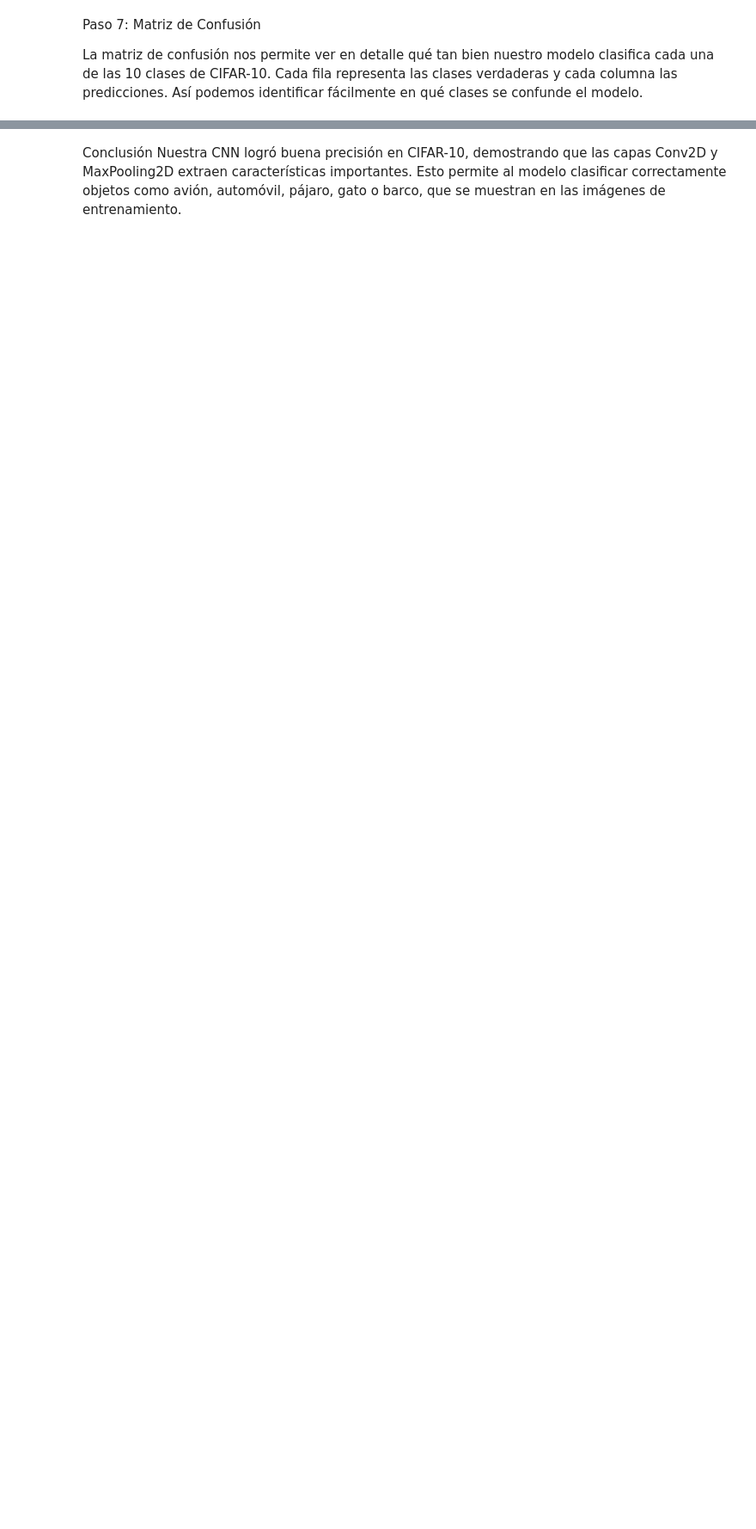
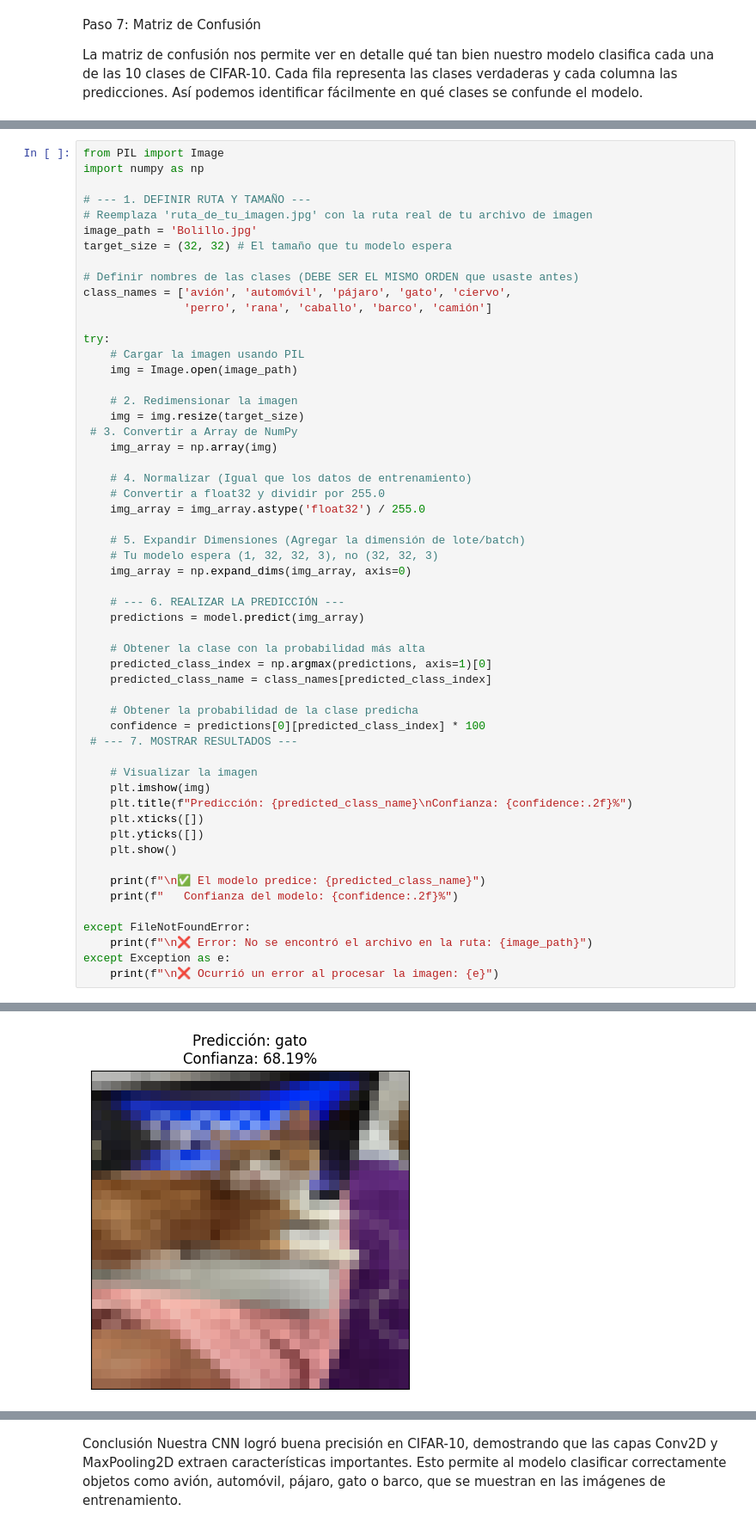
Before and after one commit to diancastroherrera-dot/Red-convolucional-, a Jupyter notebook: Redes_Neuronales_Convolucionales.ipynb, the cells around one changed output, grey strips where cells are left out. Shown at 86% size. Saved outputs shown, nothing was run; the diff lists cells and outputs as text; blank space fills up the shorter version.

```diff
--- a/Redes_Neuronales_Convolucionales.ipynb
+++ b/Redes_Neuronales_Convolucionales.ipynb
@@ -287,0 +289,56 @@ Text(0.5, 1.0, 'Matriz de Confusión - CIFAR-10')
+# %%
+from PIL import Image
+import numpy as np
+
+# --- 1. DEFINIR RUTA Y TAMAÑO ---
+# Reemplaza 'ruta_de_tu_imagen.jpg' con la ruta real de tu archivo de imagen
+image_path = 'Bolillo.jpg'
+target_size = (32, 32) # El tamaño que tu modelo espera
+
+# Definir nombres de las clases (DEBE SER EL MISMO ORDEN que usaste antes)
+class_names = ['avión', 'automóvil', 'pájaro', 'gato', 'ciervo',
+               'perro', 'rana', 'caballo', 'barco', 'camión']
+
+try:
+    # Cargar la imagen usando PIL
+    img = Image.open(image_path)
+
+    # 2. Redimensionar la imagen
+    img = img.resize(target_size)
+ # 3. Convertir a Array de NumPy
+    img_array = np.array(img)
+
+    # 4. Normalizar (Igual que los datos de entrenamiento)
+    # Convertir a float32 y dividir por 255.0
+    img_array = img_array.astype('float32') / 255.0
+
+    # 5. Expandir Dimensiones (Agregar la dimensión de lote/batch)
+    # Tu modelo espera (1, 32, 32, 3), no (32, 32, 3)
+    img_array = np.expand_dims(img_array, axis=0)
+
+    # --- 6. REALIZAR LA PREDICCIÓN ---
+    predictions = model.predict(img_array)
+
+    # Obtener la clase con la probabilidad más alta
+    predicted_class_index = np.argmax(predictions, axis=1)[0]
+    predicted_class_name = class_names[predicted_class_index]
+
+    # Obtener la probabilidad de la clase predicha
+    confidence = predictions[0][predicted_class_index] * 100
+ # --- 7. MOSTRAR RESULTADOS ---
+
+    # Visualizar la imagen
+    plt.imshow(img)
+    plt.title(f"Predicción: {predicted_class_name}\nConfianza: {confidence:.2f}%")
+    plt.xticks([])
+    plt.yticks([])
+    plt.show()
+
+    print(f"\n✅ El modelo predice: {predicted_class_name}")
+    print(f"   Confianza del modelo: {confidence:.2f}%")
+
+except FileNotFoundError:
+    print(f"\n❌ Error: No se encontró el archivo en la ruta: {image_path}")
+except Exception as e:
+    print(f"\n❌ Ocurrió un error al procesar la imagen: {e}")
+# %% [output]
@@ -287,0 +346 @@ Text(0.5, 1.0, 'Matriz de Confusión - CIFAR-10')
+[figure, added]
```
Also changed, not shown: parts of 9 cells of this notebook.
